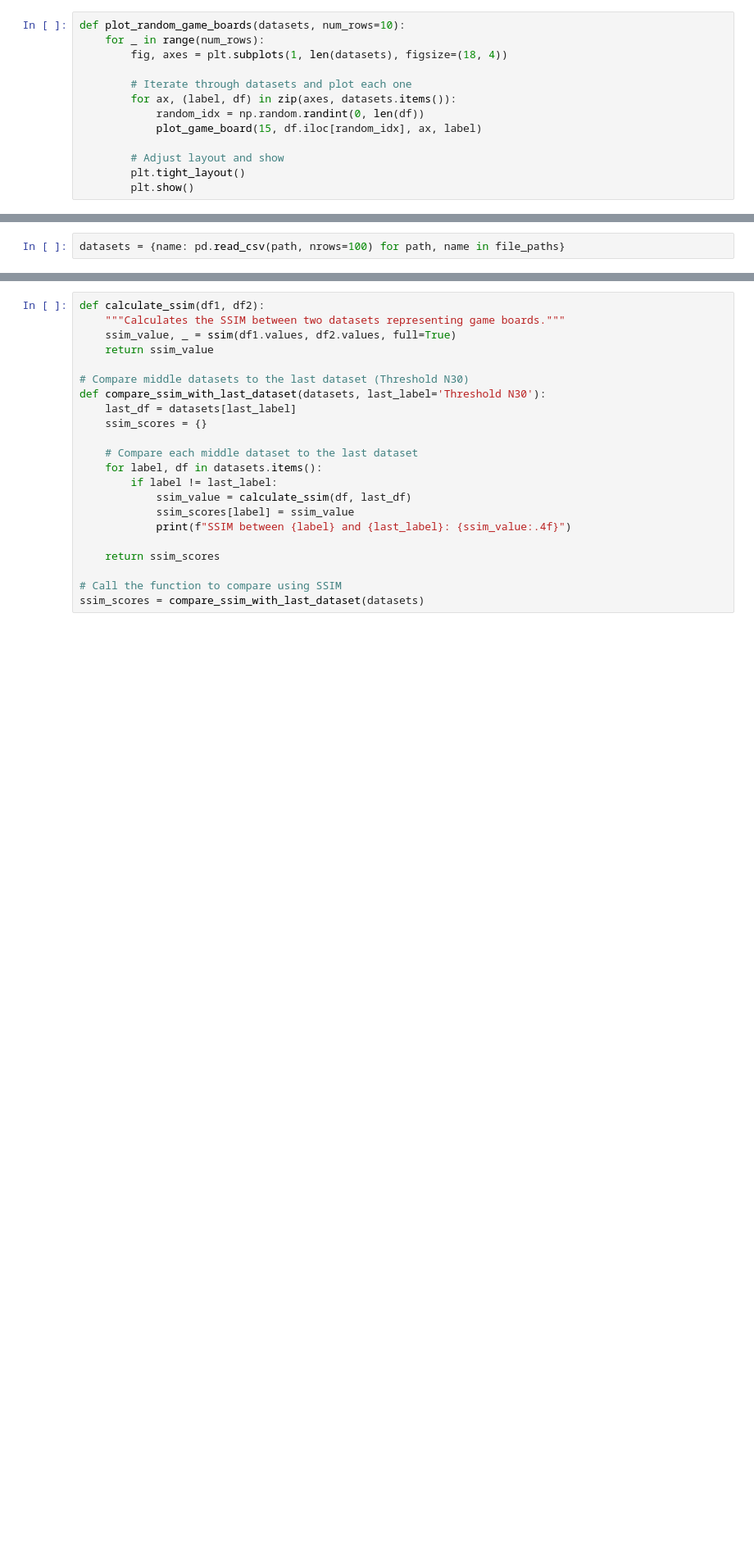
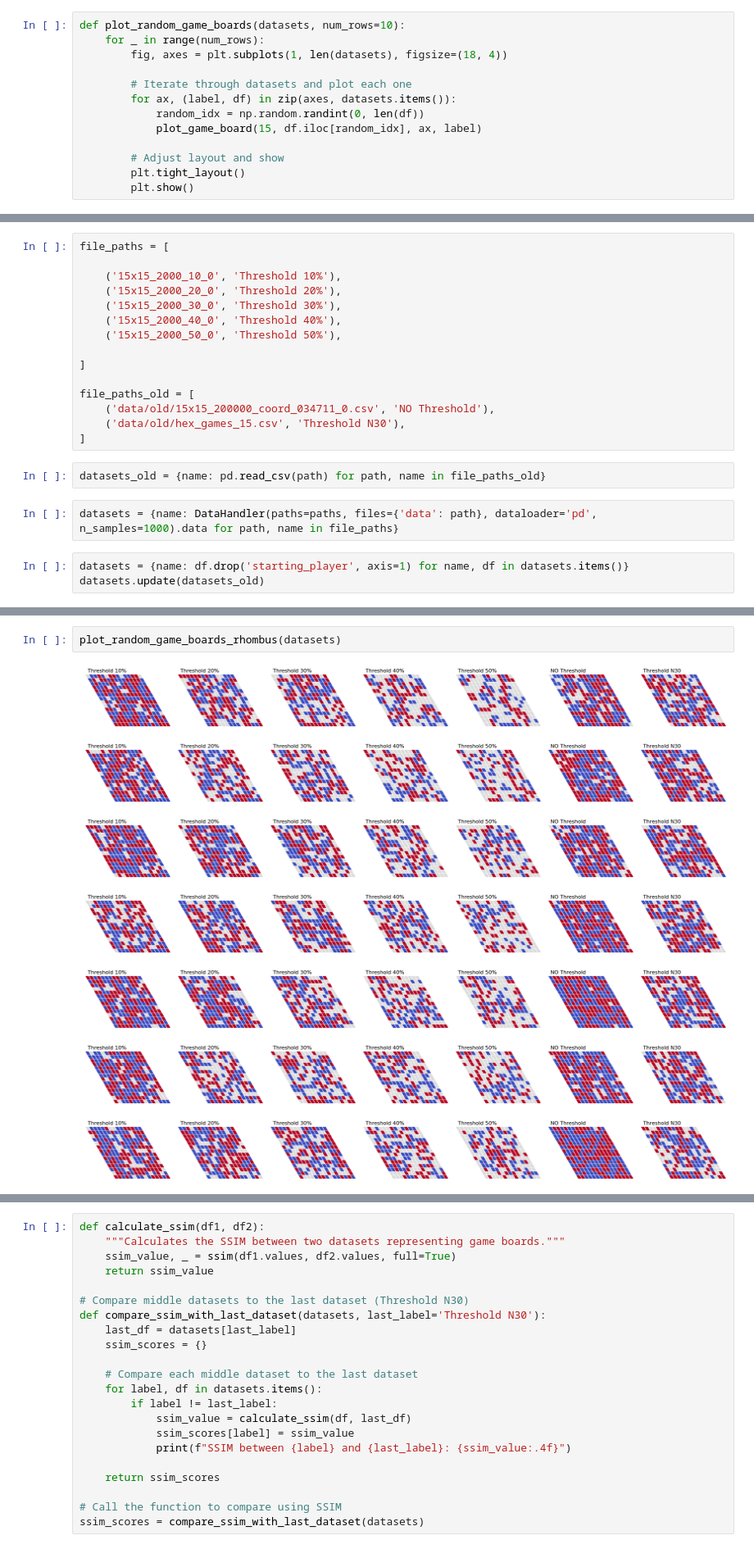
Before and after one commit to Jon-Ingvar-Skanoy/hex, a Jupyter notebook: compare_datasets.ipynb, the cells around one changed output, grey strips where cells are left out. Shown at 82% size. Drawn from its saved outputs; the diff is of its cells as text; blank space fills up the shorter version.

Commit message:
Update. Plot rhombus boards

```diff
--- a/compare_datasets.ipynb
+++ b/compare_datasets.ipynb
@@ -54,2 +136,22 @@ file_paths = [
+# %%
+file_paths = [
+
+    ('15x15_2000_10_0', 'Threshold 10%'),
+    ('15x15_2000_20_0', 'Threshold 20%'),
+    ('15x15_2000_30_0', 'Threshold 30%'),
+    ('15x15_2000_40_0', 'Threshold 40%'),
+    ('15x15_2000_50_0', 'Threshold 50%'),
+
+]
+
+file_paths_old = [
+    ('data/old/15x15_200000_coord_034711_0.csv', 'NO Threshold'),
+    ('data/old/hex_games_15.csv', 'Threshold N30'),
+]
 # %%
-datasets = {name: pd.read_csv(path, nrows=100) for path, name in file_paths}
+datasets_old = {name: pd.read_csv(path) for path, name in file_paths_old}
+# %%
+datasets = {name: DataHandler(paths=paths, files={'data': path}, dataloader='pd', n_samples=1000).data for path, name in file_paths}
+# %%
+datasets = {name: df.drop('starting_player', axis=1) for name, df in datasets.items()}
+datasets.update(datasets_old)
@@ -55,0 +174,10 @@ datasets = {name: pd.read_csv(path, nrows=100) for path, name in file_paths}
+# %%
+plot_random_game_boards_rhombus(datasets)
+# %% [output]
+[figure, added]
+[figure, added]
+[figure, added]
+[figure, added]
+[figure, added]
+[figure, added]
+[figure, added]
```
Also changed, not shown: parts of 11 cells of this notebook.
